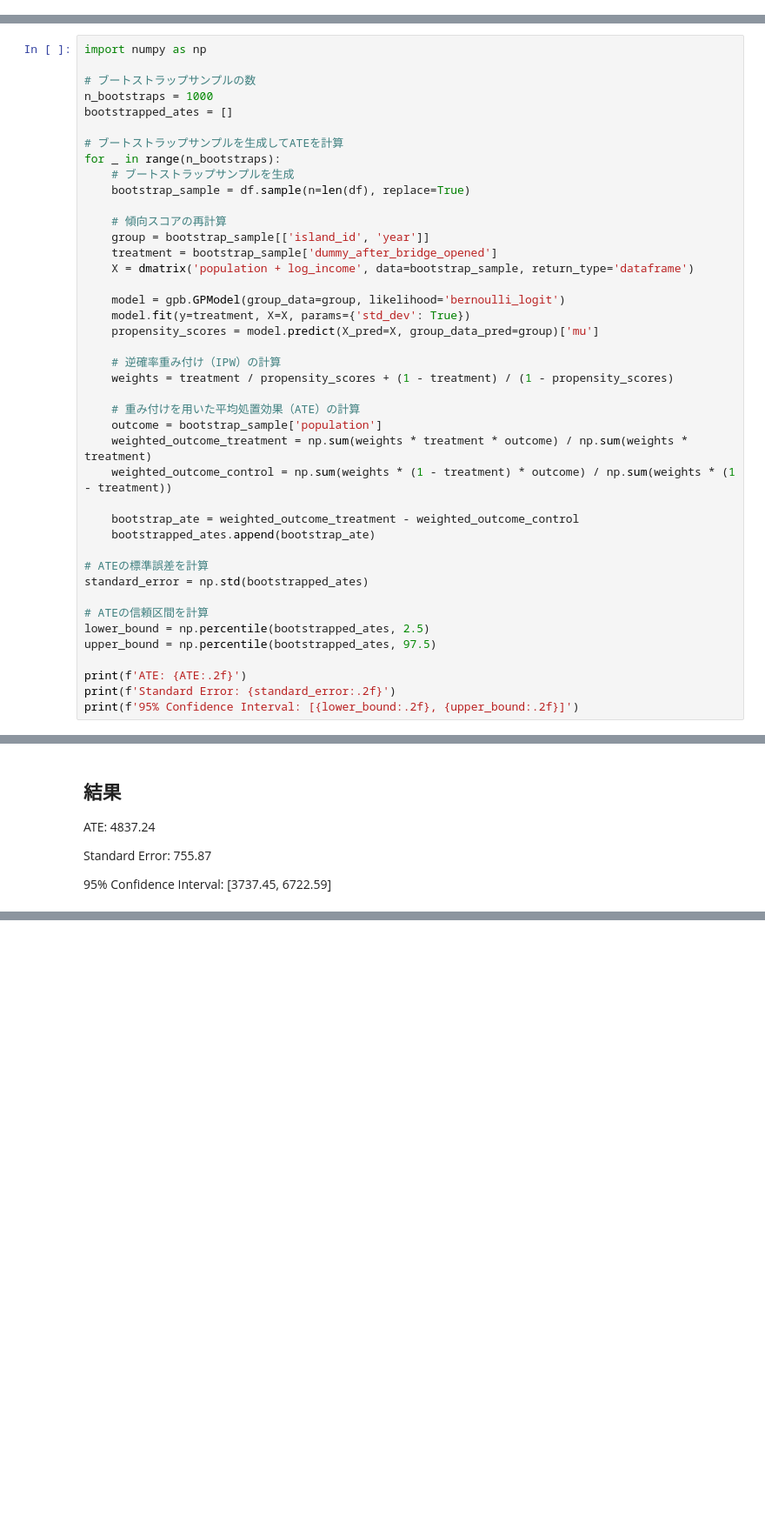
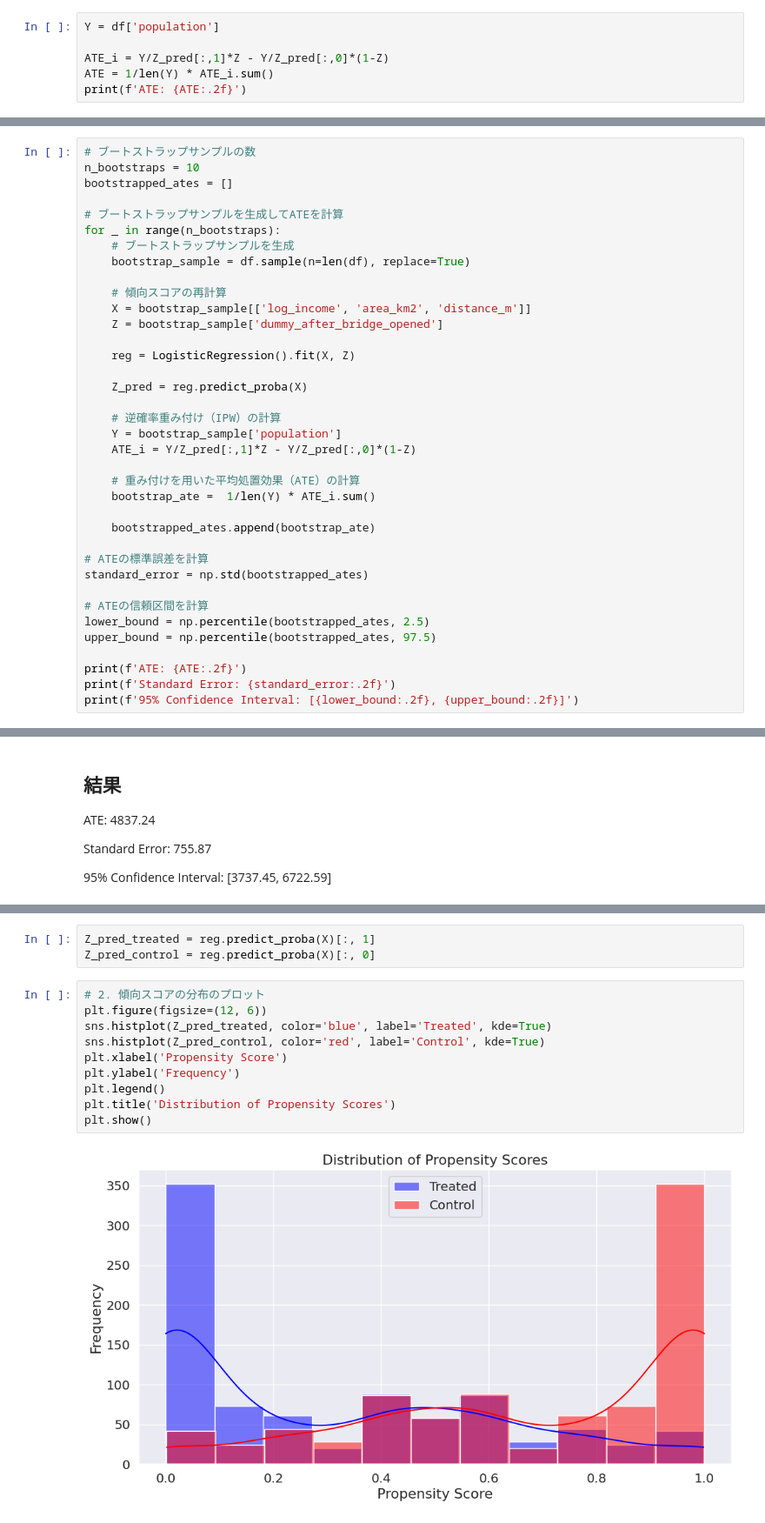
Before and after one commit to Keisei-Akiya/bridge-straw-effects, a Jupyter notebook: src/analysis/5years/propensity_score.ipynb, the cells around one changed output, grey strips where cells are left out. Shown at 87% size. Saved outputs shown, nothing was run; the diff lists cells and outputs as text; blank space fills up the shorter version.

```diff
--- a/src/analysis/5years/propensity_score.ipynb
+++ b/src/analysis/5years/propensity_score.ipynb
@@ -83,0 +66,6 @@ ATE: 4837.24
+# %%
+Y = df['population']
+
+ATE_i = Y/Z_pred[:,1]*Z - Y/Z_pred[:,0]*(1-Z)
+ATE = 1/len(Y) * ATE_i.sum()
+print(f'ATE: {ATE:.2f}')
@@ -84,8 +74,6 @@ ATE: 4837.24
 # %%
-import numpy as np
-
 # ブートストラップサンプルの数
-n_bootstraps = 1000
+n_bootstraps = 10
 bootstrapped_ates = []
 
 # ブートストラップサンプルを生成してATEを計算
@@ -94,23 +82,20 @@ for _ in range(n_bootstraps):
     bootstrap_sample = df.sample(n=len(df), replace=True)
 
     # 傾向スコアの再計算
-    group = bootstrap_sample[['island_id', 'year']]
-    treatment = bootstrap_sample['dummy_after_bridge_opened']
-    X = dmatrix('population + log_income', data=bootstrap_sample, return_type='dataframe')
+    X = bootstrap_sample[['log_income', 'area_km2', 'distance_m']]
+    Z = bootstrap_sample['dummy_after_bridge_opened']
 
-    model = gpb.GPModel(group_data=group, likelihood='bernoulli_logit')
-    model.fit(y=treatment, X=X, params={'std_dev': True})
-    propensity_scores = model.predict(X_pred=X, group_data_pred=group)['mu']
+    reg = LogisticRegression().fit(X, Z)
+
+    Z_pred = reg.predict_proba(X)
 
     # 逆確率重み付け（IPW）の計算
-    weights = treatment / propensity_scores + (1 - treatment) / (1 - propensity_scores)
+    Y = bootstrap_sample['population']
+    ATE_i = Y/Z_pred[:,1]*Z - Y/Z_pred[:,0]*(1-Z)
 
     # 重み付けを用いた平均処置効果（ATE）の計算
-    outcome = bootstrap_sample['population']
-    weighted_outcome_treatment = np.sum(weights * treatment * outcome) / np.sum(weights * treatment)
-    weighted_outcome_control = np.sum(weights * (1 - treatment) * outcome) / np.sum(weights * (1 - treatment))
+    bootstrap_ate =  1/len(Y) * ATE_i.sum()
 
-    bootstrap_ate = weighted_outcome_treatment - weighted_outcome_control
     bootstrapped_ates.append(bootstrap_ate)
 
 # ATEの標準誤差を計算
@@ -137,0 +153,15 @@ Standard Error: 755.87
+# %%
+Z_pred_treated = reg.predict_proba(X)[:, 1]
+Z_pred_control = reg.predict_proba(X)[:, 0]
+# %%
+# 2. 傾向スコアの分布のプロット
+plt.figure(figsize=(12, 6))
+sns.histplot(Z_pred_treated, color='blue', label='Treated', kde=True)
+sns.histplot(Z_pred_control, color='red', label='Control', kde=True)
+plt.xlabel('Propensity Score')
+plt.ylabel('Frequency')
+plt.legend()
+plt.title('Distribution of Propensity Scores')
+plt.show()
+# %% [output]
+[figure, added]
```
Also changed, not shown: parts of 12 cells of this notebook, 9 other files.
